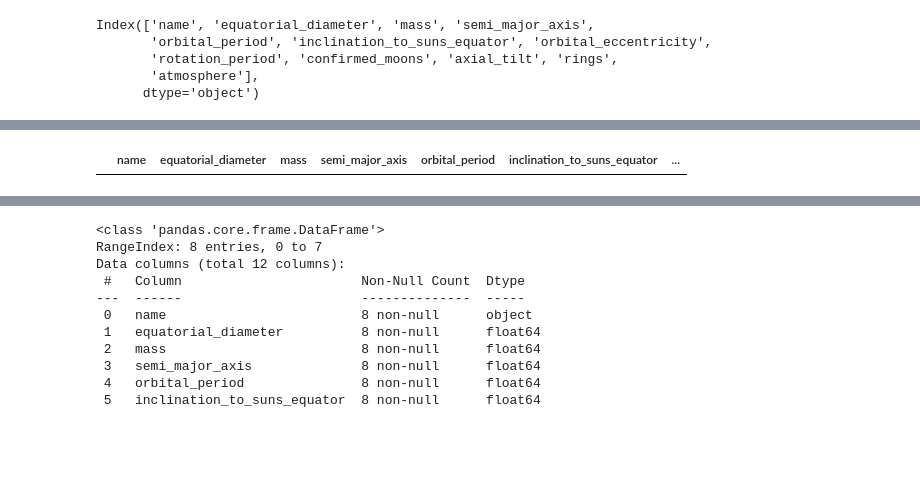
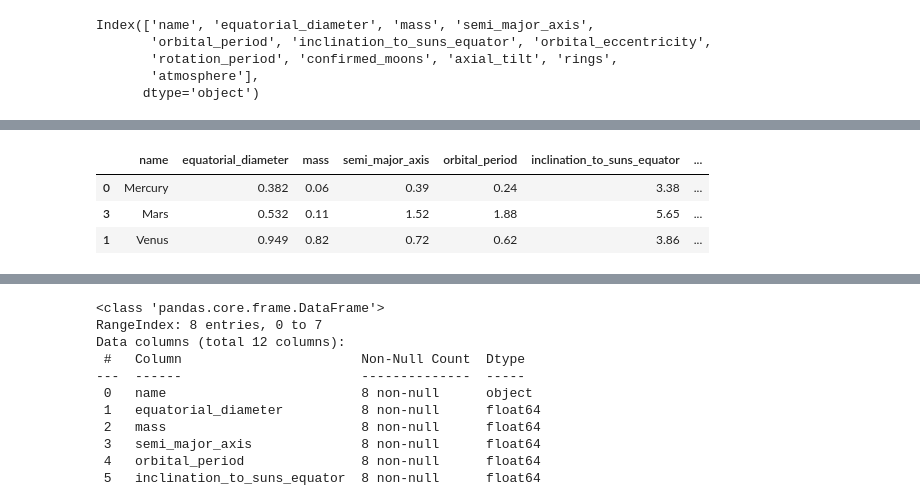
Before and after one commit to Annepikson/HypatiaAcademy, a Jupyter notebook: Untitled9.4.2024.ipynb, the cells around one changed output, grey strips where cells are left out. Drawn from its saved outputs; the diff is of its cells as text; code cells hidden in the pictures; blank space fills up the shorter version.

```diff
--- a/Untitled9.4.2024.ipynb
+++ b/Untitled9.4.2024.ipynb
@@ -16,4 +16,6 @@ df
 | 5 | Saturn | 9.449 | 95.20 | 9.54 | 29.46 | 5.51 | ... |
 | 6 | Uranus | 4.007 | 14.60 | 19.22 | 84.01 | 6.48 | ... |
 | 7 | Neptune | 3.883 | 17.20 | 30.06 | 164.80 | 6.43 | ... |
+# %%
+df.set_index(df['name'],inplace=True)
 # %%
@@ -35,4 +83,7 @@ head: cannot open 'ev.csv' for reading: No such file or directory
 # %%
-df.loc[df["equatorial_diameter"] == "diameter"].sort_values(by="mass").iloc[10:15]
+df.loc[df["equatorial_diameter"] <1 ].sort_values(by="mass")
 # %% [output]
 |  | name | equatorial_diameter | mass | semi_major_axis | orbital_period | inclination_to_suns_equator | ... |
+| 0 | Mercury | 0.382 | 0.06 | 0.39 | 0.24 | 3.38 | ... |
+| 3 | Mars | 0.532 | 0.11 | 1.52 | 1.88 | 5.65 | ... |
+| 1 | Venus | 0.949 | 0.82 | 0.72 | 0.62 | 3.86 | ... |
```
Also changed, not shown: parts of 6 cells of this notebook.
